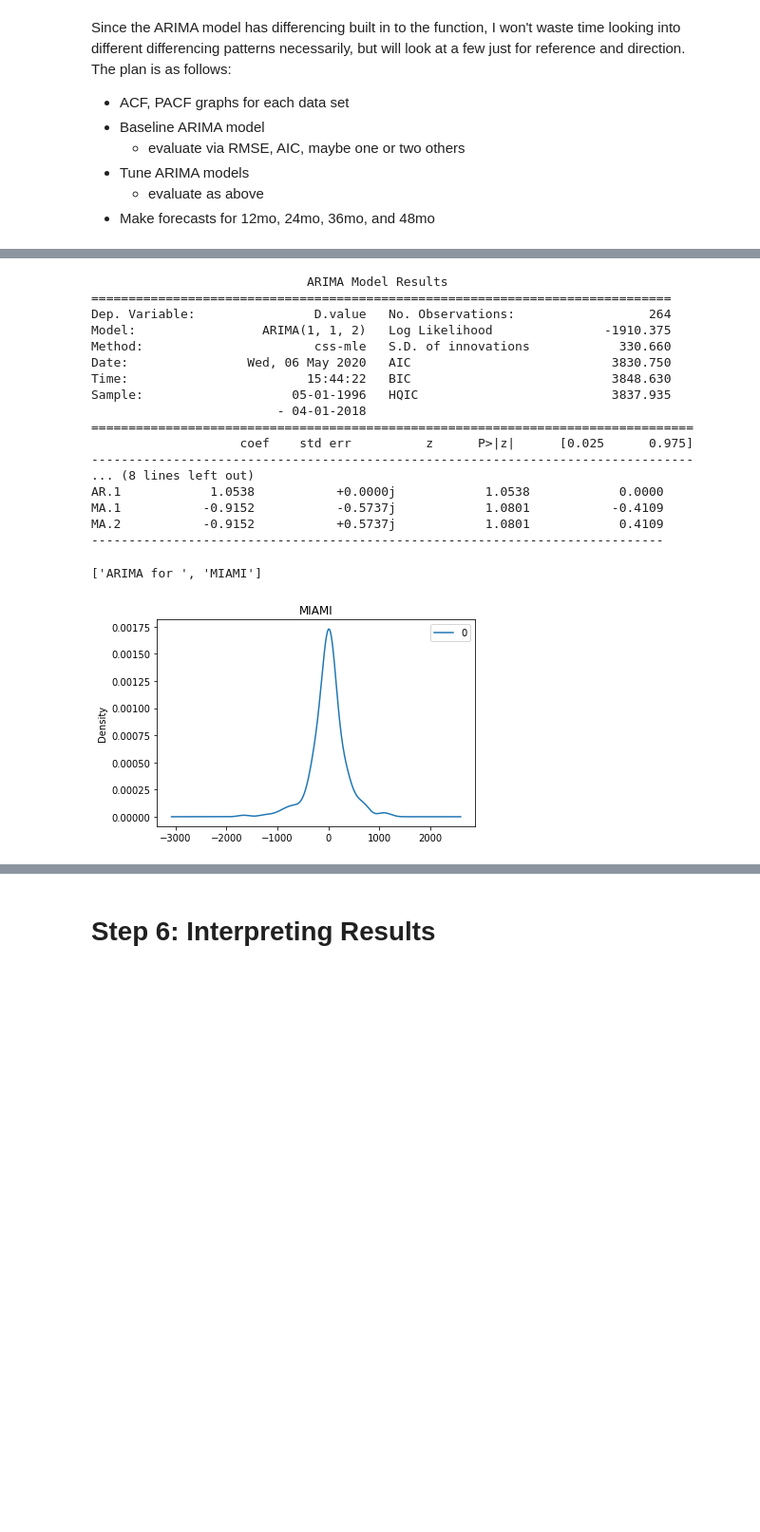
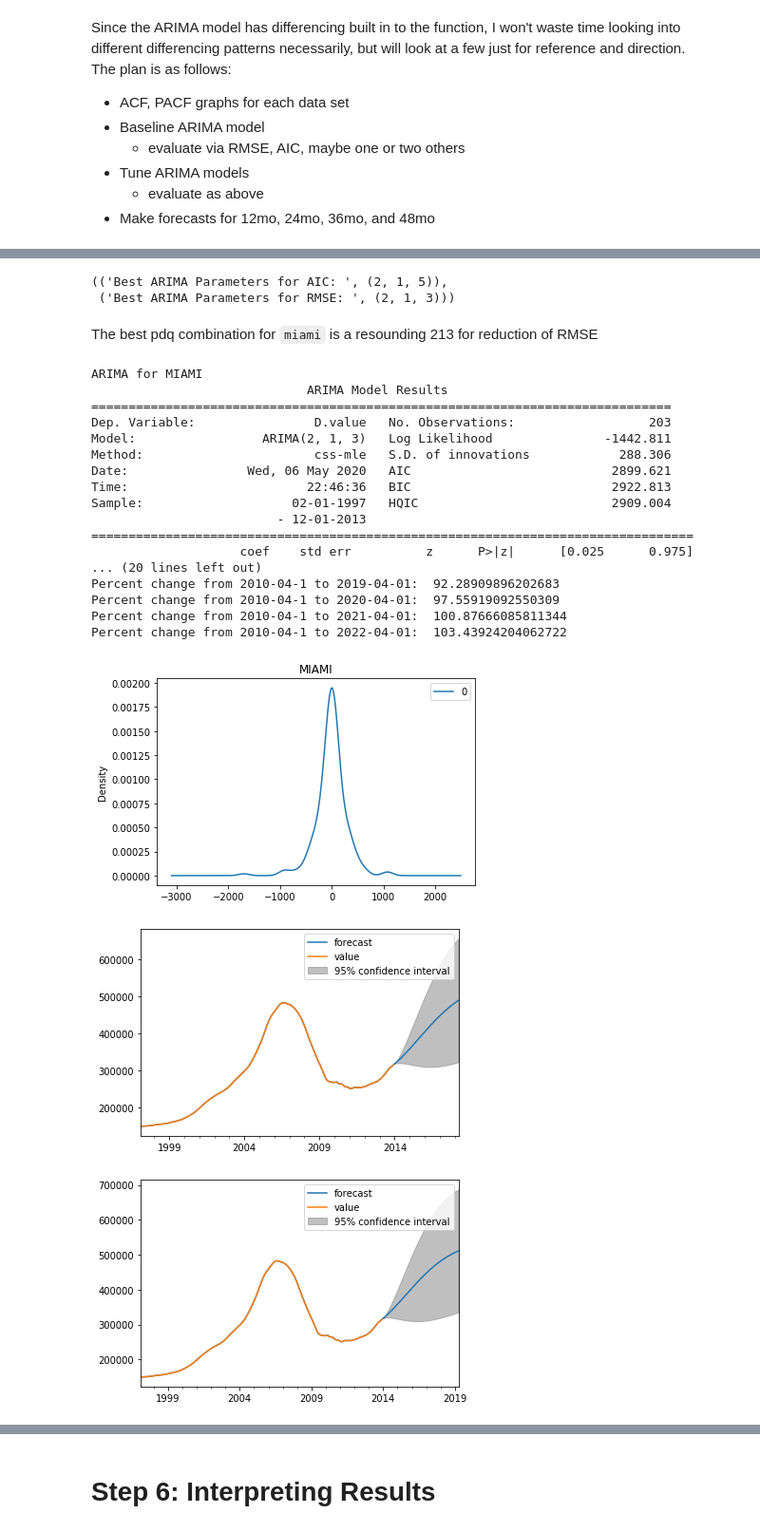
Before and after one commit to daveajstearns/mod4_project, a Jupyter notebook: starter_notebook.ipynb, the cells around one changed output, grey strips where cells are left out. Shown at 95% size. Cells and saved outputs as stored; diff of their text form; code cells hidden in the pictures; blank space fills up the shorter version.

Commit message:
modeling finsihed

```diff
--- a/starter_notebook.ipynb
+++ b/starter_notebook.ipynb
@@ -612,22 +628,31 @@ Pheonix (<Figure size 1152x216 with 1 Axes>, <Figure size 1152x216 with 1 Axes>)
+# %%
+# Will search for the best pdq parameters
+arima_search(miami, [1,2], [1], [2,3,4,5])
+# %% [output]
+(('Best ARIMA Parameters for AIC: ', (2, 1, 5)),
+ ('Best ARIMA Parameters for RMSE: ', (2, 1, 3)))
+# %% [markdown]
+The best pdq combination for `miami` is a resounding 213 for reduction of RMSE
 # %%
-alima(miami, (1,1,2), 'MIAMI')
+arima(miami, (2,1,3), 'MIAMI')
 # %% [output]
+ARIMA for MIAMI
                              ARIMA Model Results
 ==============================================================================
-Dep. Variable:                D.value   No. Observations:                  264
-Model:                 ARIMA(1, 1, 2)   Log Likelihood               -1910.375
-Method:                       css-mle   S.D. of innovations            330.660
-Date:                Wed, 06 May 2020   AIC                           3830.750
-Time:                        15:44:22   BIC                           3848.630
-Sample:                    05-01-1996   HQIC                          3837.935
-                         - 04-01-2018
+Dep. Variable:                D.value   No. Observations:                  203
+Model:                 ARIMA(2, 1, 3)   Log Likelihood               -1442.811
+Method:                       css-mle   S.D. of innovations            288.306
+Date:                Wed, 06 May 2020   AIC                           2899.621
+Time:                        22:46:36   BIC                           2922.813
+Sample:                    02-01-1997   HQIC                          2909.004
+                         - 12-01-2013
 =================================================================================
                     coef    std err          z      P>|z|      [0.025      0.975]
----------------------------------------------------------------------------------
-... (8 lines left out)
-AR.1            1.0538           +0.0000j            1.0538            0.0000
-MA.1           -0.9152           -0.5737j            1.0801           -0.4109
-MA.2           -0.9152           +0.5737j            1.0801            0.4109
------------------------------------------------------------------------------
+... (20 lines left out)
+Percent change from 2010-04-1 to 2019-04-01:  92.28909896202683
+Percent change from 2010-04-1 to 2020-04-01:  97.55919092550309
+Percent change from 2010-04-1 to 2021-04-01:  100.87666085811344
+Percent change from 2010-04-1 to 2022-04-01:  103.43924204062722
-['ARIMA for ', 'MIAMI']
-[figure, old version]
+[figure, new version]
+[figure, added]
+[figure, added]
```
Also changed, not shown: parts of 31 cells of this notebook.
